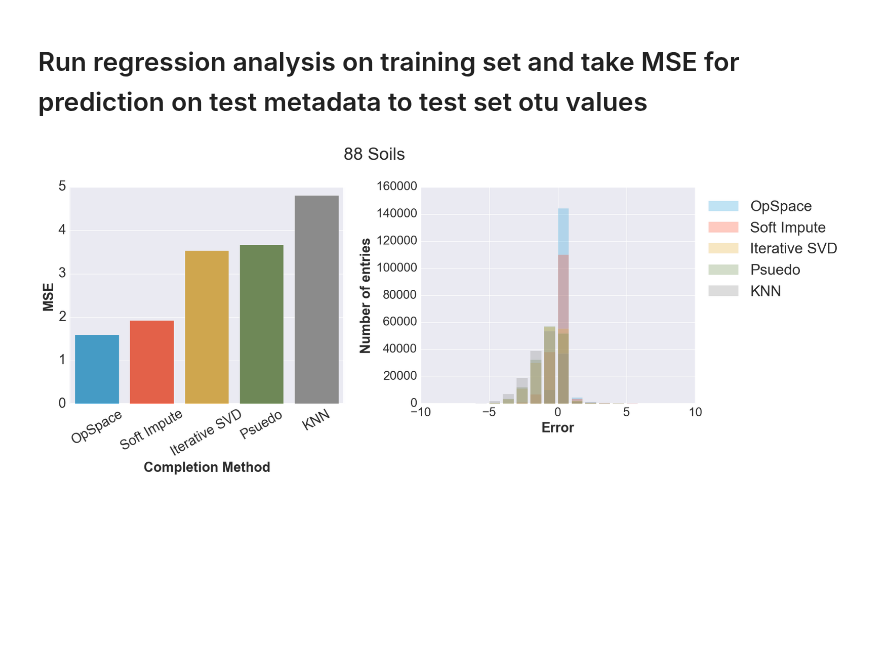
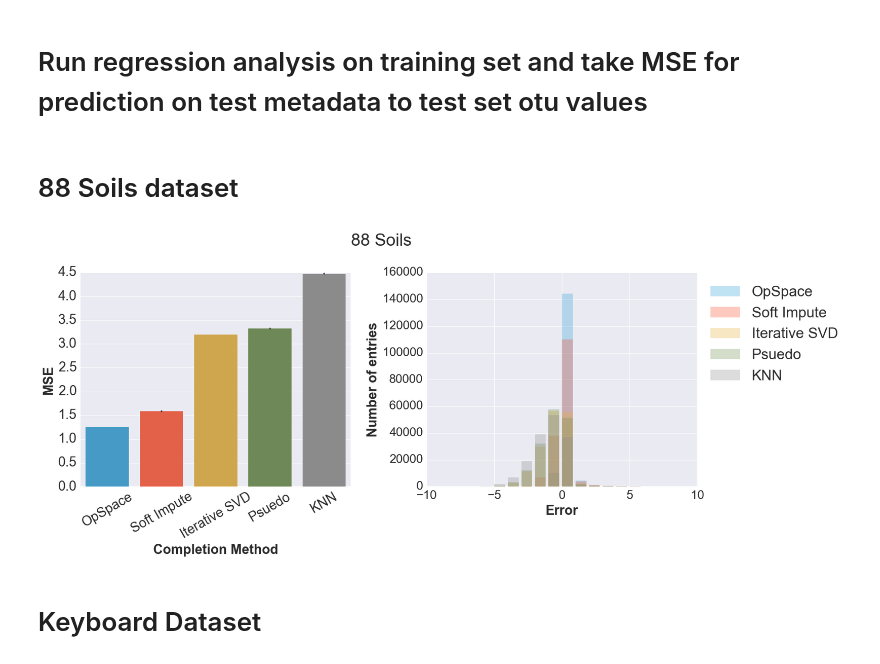
Before and after one commit to biocore/DEICODE, a Jupyter notebook: Examples/Regression_MSE.ipynb, the cells around one changed output. Saved outputs shown, nothing was run; the diff lists cells and outputs as text; code cells hidden in the pictures; blank space fills up the shorter version.

Commit message:
add std iter and keyboard results

```diff
--- a/Examples/Regression_MSE.ipynb
+++ b/Examples/Regression_MSE.ipynb
@@ -187,6 +188,8 @@ from gneiss.cluster import correlation_linkage
 from gneiss.composition import ilr_transform
 from gneiss.balances import balance_basis
 from skbio.stats.composition import ilr_inv
+# %% [markdown]
+# 88 Soils dataset
 # %%
 # run for each completion method soils #
 
@@ -220,50 +223,57 @@ for counts in completed_soils:
     est = ilr_inv(est, basis=basis)
 
     # perform error calculation
-    etable = est.copy()
-    n_ = counts.sum(axis=1).values
-    for i in range(etable.shape[0]):
-        etable[i] = np.random.multinomial(int(n_[i]), est[i].ravel())
-    pseudo = np.ravel(counts_test.values-etable)
-    unique_tmp, counts_tmp = np.unique(pseudo, return_counts=True)
-    errors_unique.append(unique_tmp)
-    errors_counts.append(counts_tmp)
+    for iter_ in range(10):
 
-    #save MSE
-    perr = np.ravel((etable - counts_test.values))
-    MSE_.append(np.mean(perr ** 2))
+        etable = est.copy()
+        n_ = counts.sum(axis=1).values
+        for i in range(etable.shape[0]):
+            etable[i] = np.random.multinomial(int(n_[i]), est[i].ravel())
+        pseudo = np.ravel(counts_test.values-etable)
+        unique_tmp, counts_tmp = np.unique(pseudo, return_counts=True)
+        if iter_==0:
+            errors_unique.append(unique_tmp)
+            errors_counts.append(counts_tmp)
+
+        #save MSE
+        perr = np.ravel((etable - counts_test.values))
+        MSE_.append(np.mean(perr ** 2))
 # %%
 #plot the results
 
 names_=['OpSpace', 'Soft Impute', 'Iterative SVD', 'Psuedo', 'KNN']
 names_order={'Psuedo':0, 'OpSpace':1, 'KNN':2, 'Soft Impute':3, 'Iterative SVD':4}
 
-MSE_data=pd.DataFrame([MSE_,['Psuedo', 'OpSpace', 'KNN', 'Soft Impute', 'Iterative SVD']]
+dfnames_=['Psuedo']*10+['OpSpace']*10+['KNN']*10+['Soft Impute']*10+['Iterative SVD']
+
+MSE_data=pd.DataFrame([MSE_,dfnames_]
                       ,['MSE','Completion Method']).T.sort_values('MSE')
 
 fig, (ax2,ax1) = plt.subplots(ncols=2, nrows=1,figsize=(15,6))
 
 for name_ in names_:
     ax1.bar(errors_unique[names_order[name_]], errors_counts[names_order[name_]]
             , alpha=0.3, label=name_,color=next(ax1._get_lines.prop_cycler)['color'])
 
 # Set the tick labels font
 for label in (ax1.get_xticklabels() + ax1.get_yticklabels()):
     label.set_fontname('Arial')
     label.set_fontsize(20)
 
 ax1.legend(loc=2,prop={'size':24},bbox_to_anchor=(1.0, 1.0))
 ax1.set_xlim([-10, 10])
 ax1.set_xlabel('Error', fontsize=22)
 ax1.set_ylabel('Number of entries', fontsize=22)
 plt.tight_layout()
 #plt.savefig('compare_mse.png')
 
 sns.barplot(x='Completion Method',y='MSE',data=MSE_data,ax=ax2)
 for item in ax2.get_xticklabels():
     item.set_rotation(30)
 
 plt.suptitle('88 Soils',y=1.1,fontsize=28)
 plt.show()
 # %% [output]
-[figure, old version]
+[figure, new version]
+# %% [markdown]
+# Keyboard Dataset
```
Also changed, not shown: parts of 3 cells of this notebook.
